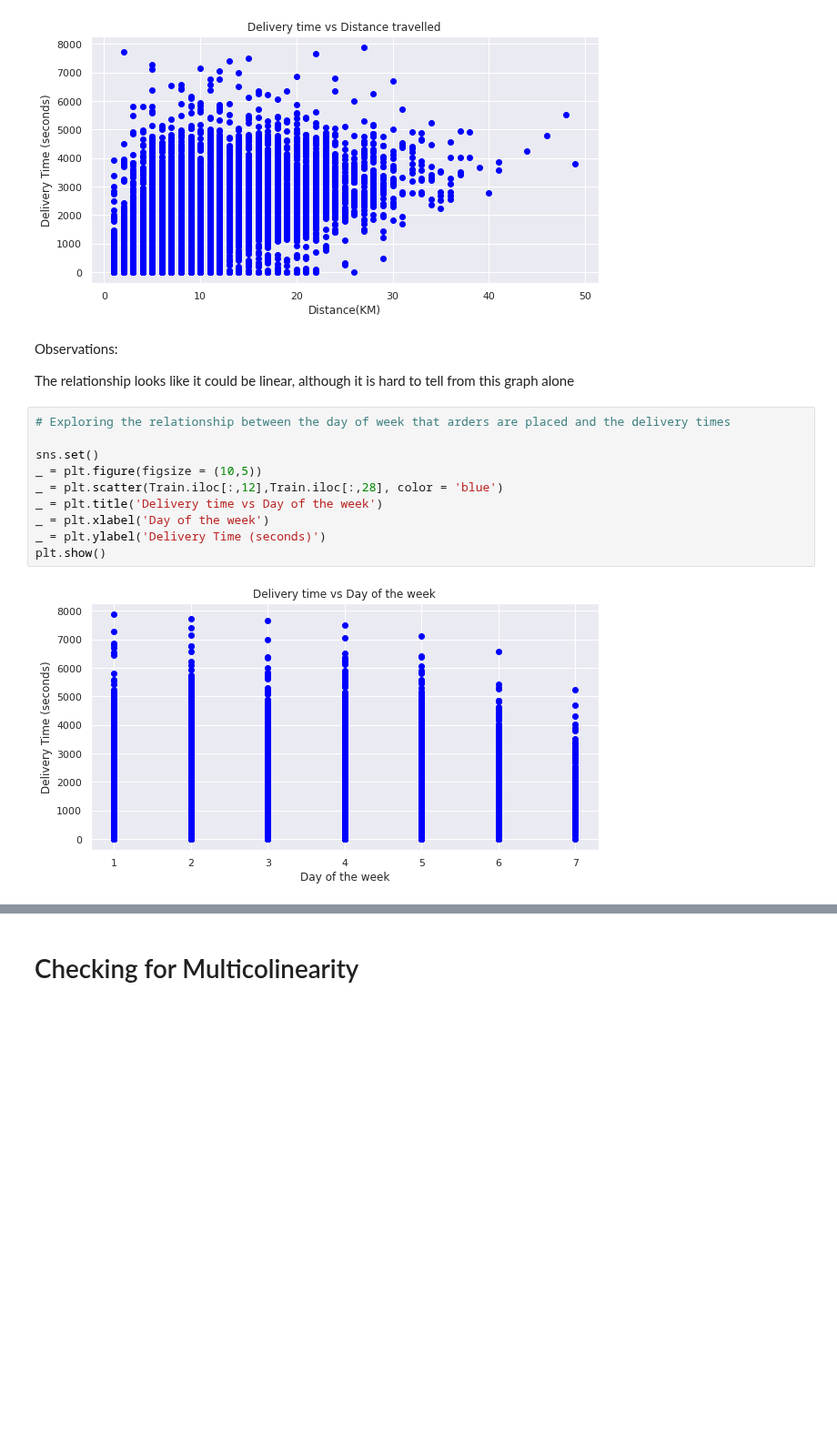
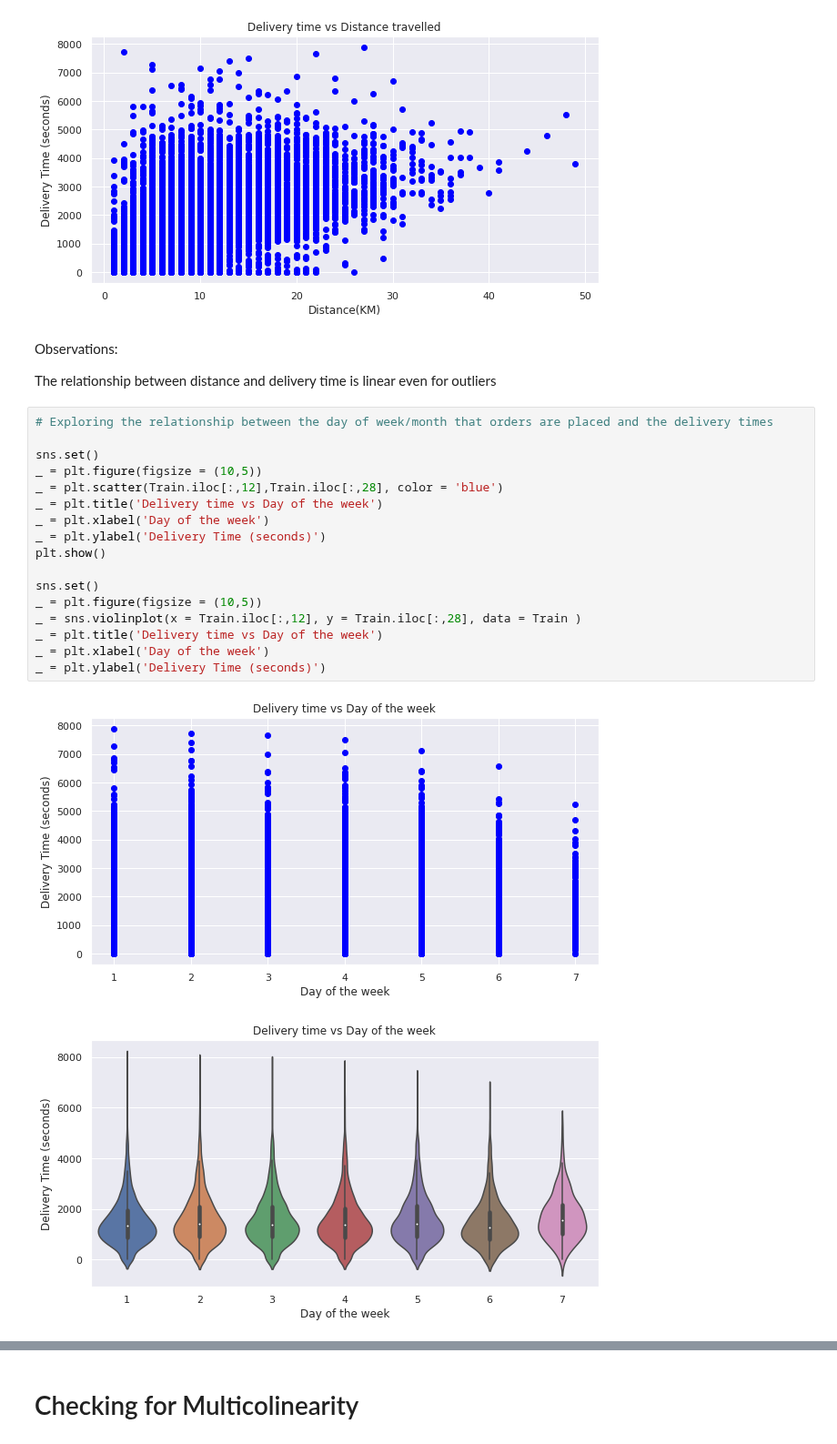
Before and after one commit to NicoleMeinie/Regression, a Jupyter notebook: Zindi.ipynb, the cells around one changed output, grey strips where cells are left out. Shown at 91% size. Cells and saved outputs as stored; diff of their text form; blank space fills up the shorter version.

```diff
--- a/Zindi.ipynb
+++ b/Zindi.ipynb
@@ -108,22 +126,30 @@ _ = plt.ylabel('Delivery Time (seconds)')
 plt.show()
 # %% [output]
 [figure]
-# %% [markdown]
-Observations:
-
-The relationship looks like it could be linear, although it is hard to tell from this graph alone
+# %% [markdown]
+Observations:
+
+The relationship between distance and delivery time is linear even for outliers
 # %%
-# Exploring the relationship between the day of week that arders are placed and the delivery times
+# Exploring the relationship between the day of week/month that orders are placed and the delivery times
 
 sns.set()
 _ = plt.figure(figsize = (10,5))
 _ = plt.scatter(Train.iloc[:,12],Train.iloc[:,28], color = 'blue')
 _ = plt.title('Delivery time vs Day of the week')
 _ = plt.xlabel('Day of the week')
 _ = plt.ylabel('Delivery Time (seconds)')
 plt.show()
+
+sns.set()
+_ = plt.figure(figsize = (10,5))
+_ = sns.violinplot(x = Train.iloc[:,12], y = Train.iloc[:,28], data = Train )
+_ = plt.title('Delivery time vs Day of the week')
+_ = plt.xlabel('Day of the week')
+_ = plt.ylabel('Delivery Time (seconds)')
 # %% [output]
 [figure]
+[figure, added]
 # %% [markdown]
 Observations:
 
```
Also changed, not shown: parts of 10 cells of this notebook.
